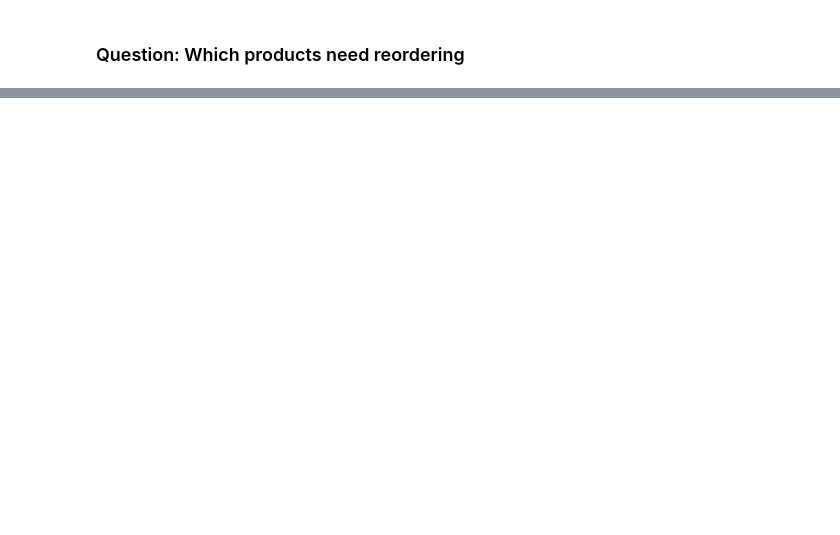
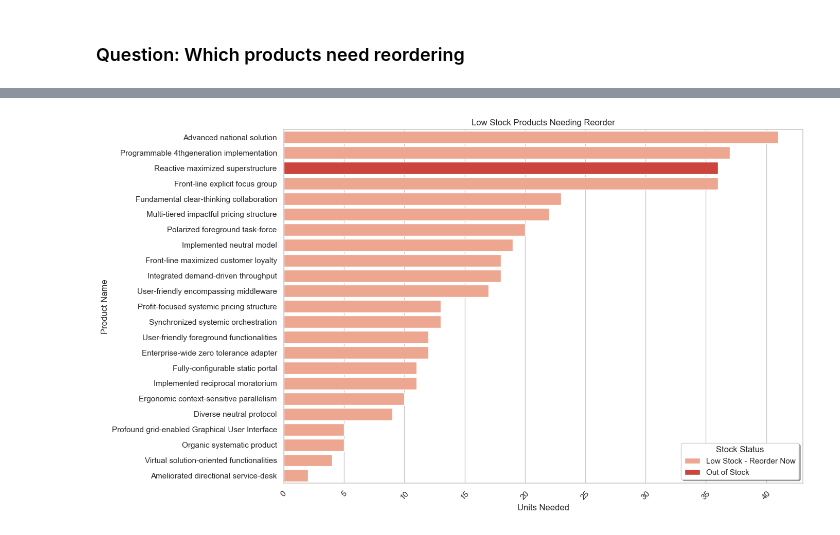
Before and after one commit to brunobrsr1/sales-project, a Jupyter notebook: analysis.ipynb, the cells around one changed output, grey strips where cells are left out. Drawn from its saved outputs; the diff is of its cells as text; code cells hidden in the pictures; blank space fills up the shorter version.

Commit message:
Add low stock vizualization

```diff
--- a/analysis.ipynb
+++ b/analysis.ipynb
@@ -139,4 +156,15 @@ JOIN categories ON  products.category_id = categories.category_id
 WHERE is_active = 1 AND stock_quantity <= min_stock_level
 ORDER BY products.stock_quantity ASC;
 """, con=engine)
+
+low_stock_products = low_stock_products.sort_values('units_needed', ascending=False)
+plt.figure(figsize=(14, 8))
+sns.barplot(data=low_stock_products, x='units_needed', y='product_name', hue='stock_status', palette='Reds')
+plt.title('Low Stock Products Needing Reorder')
+plt.xlabel('Units Needed')
+plt.ylabel('Product Name')
+plt.xticks(rotation=45)
+plt.legend(title='Stock Status', loc='lower right', frameon=True, shadow=True)
+plt.tight_layout()
+plt.show()
 # %% [output]
@@ -159,0 +171 @@ ORDER BY products.stock_quantity ASC;
+[figure, added]
```
Also changed, not shown: parts of 5 cells of this notebook.
